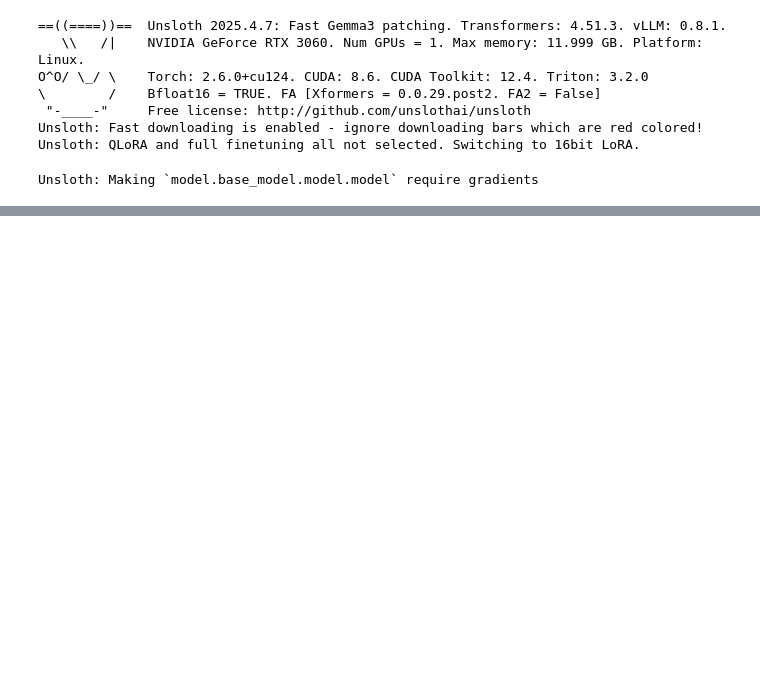
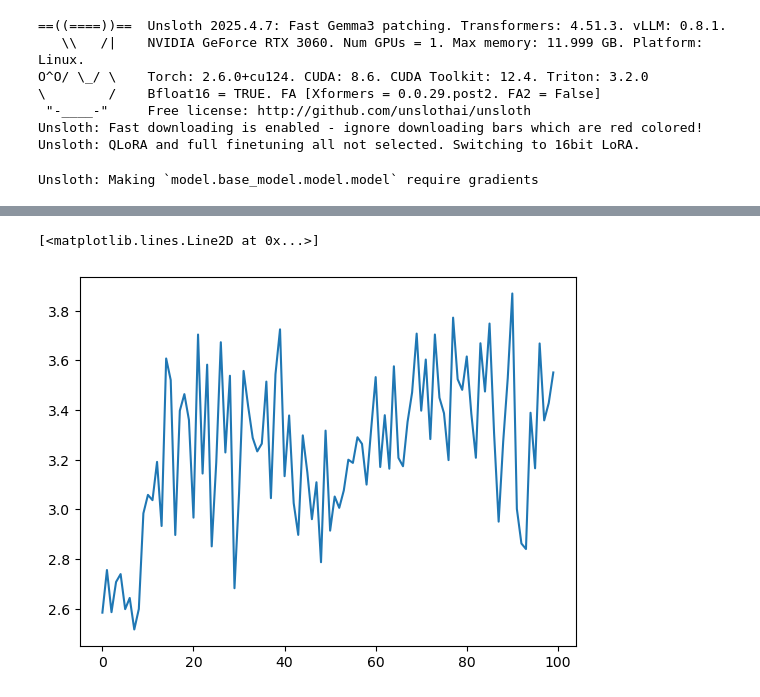
Before and after one commit to tsamtsam/glicko_rlhf, a Jupyter notebook: gemma_grpo_tldr.ipynb, the cells around one changed output, grey strips where cells are left out. Drawn from its saved outputs; the diff is of its cells as text; code cells hidden in the pictures; blank space fills up the shorter version.

```diff
--- a/gemma_grpo_tldr.ipynb
+++ b/gemma_grpo_tldr.ipynb
@@ -413,0 +421,7 @@ Model saved to gemma_glicko_pess
+# %%
+logs = trainer.state.log_history
+rewards = [log.get('reward', 0) for log in logs if 'reward' in log]
+plt.plot(rewards)
+# %% [output]
+[<matplotlib.lines.Line2D at 0x...>]
+[figure, added]
```
Also changed, not shown: parts of 7 cells of this notebook, 2 other files.
